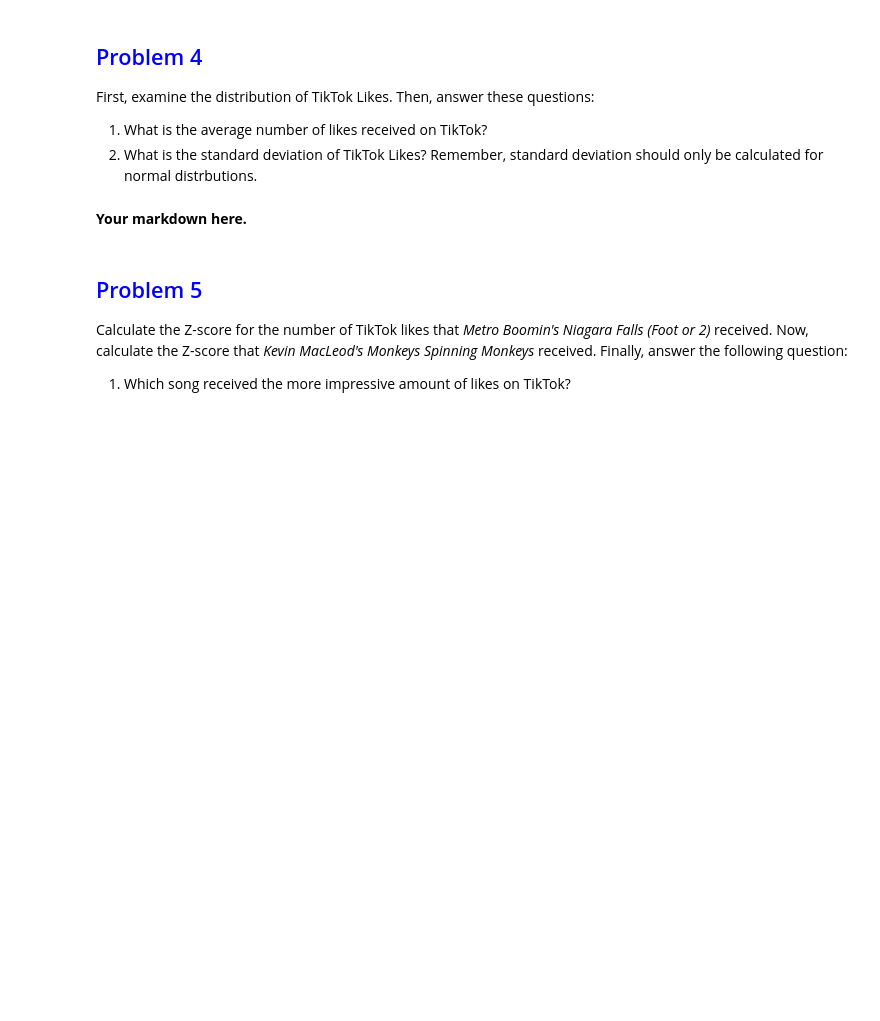
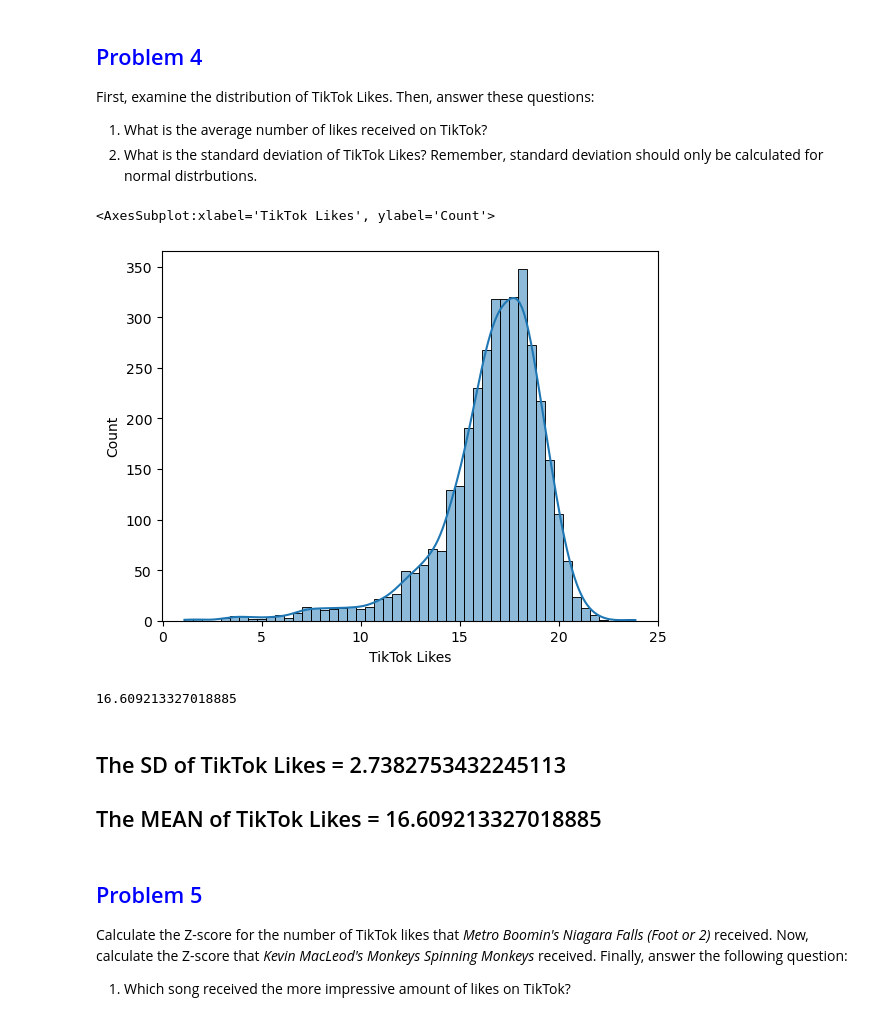
Before and after one commit to ReapersOne/AI, a Jupyter notebook: Semester 1/Set Problem/Problem Set - Transforming Data.ipynb, the cells around one changed output. Cells and saved outputs as stored; diff of their text form; code cells hidden in the pictures; blank space fills up the shorter version.

```diff
--- a/Semester 1/Set Problem/Problem Set - Transforming Data.ipynb
+++ b/Semester 1/Set Problem/Problem Set - Transforming Data.ipynb
@@ -105,9 +118,23 @@ First, examine the distribution of TikTok Likes. Then, answer these questions:
 1. What is the average number of likes received on TikTok?
 2. What is the standard deviation of TikTok Likes? Remember, standard deviation should only be calculated for normal distrbutions.
 # %%
-# Your code here.
+#df['TikTok Likes'] = df['TikTok Likes'].str.replace(',', '').astype(float)
+#df['TikTok Likes'] = pd.to_numeric(df['TikTok Likes'])
+
+
+df['TikTok Likes'] = np.log(df['TikTok Likes'])
+
+sns.histplot(df['TikTok Likes'], bins=50, kde=True)
+# %% [output]
+<AxesSubplot:xlabel='TikTok Likes', ylabel='Count'>
+[figure, added]
+# %%
+df['TikTok Likes'].mean()
+# %% [output]
+16.609213327018885
 # %% [markdown]
-**Your markdown here.**
+## The SD of TikTok Likes = 2.7382753432245113
+## The MEAN of TikTok Likes = 16.609213327018885
 # %% [markdown]
 ## <span style="color:blue">Problem 5</span>
 
```
Also changed, not shown: parts of 11 cells of this notebook, 2 other files.
